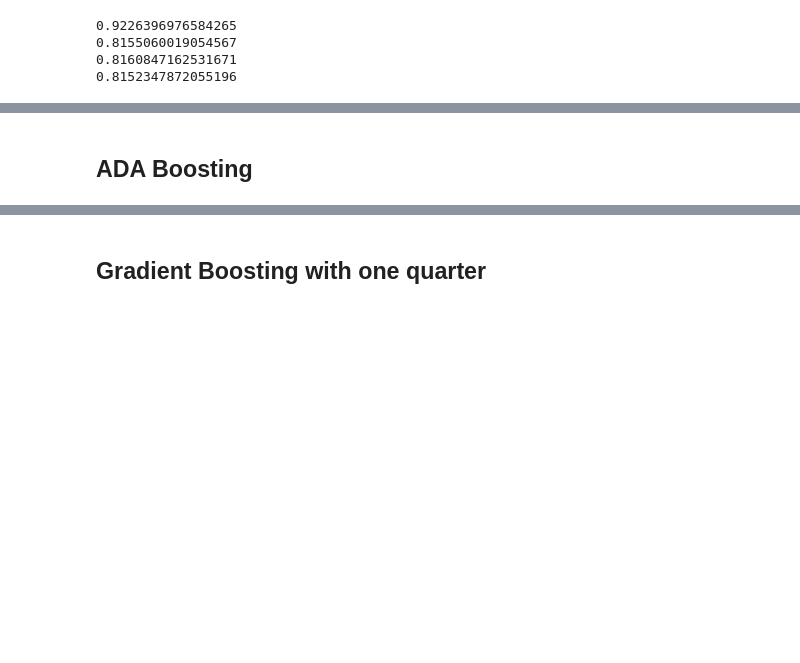
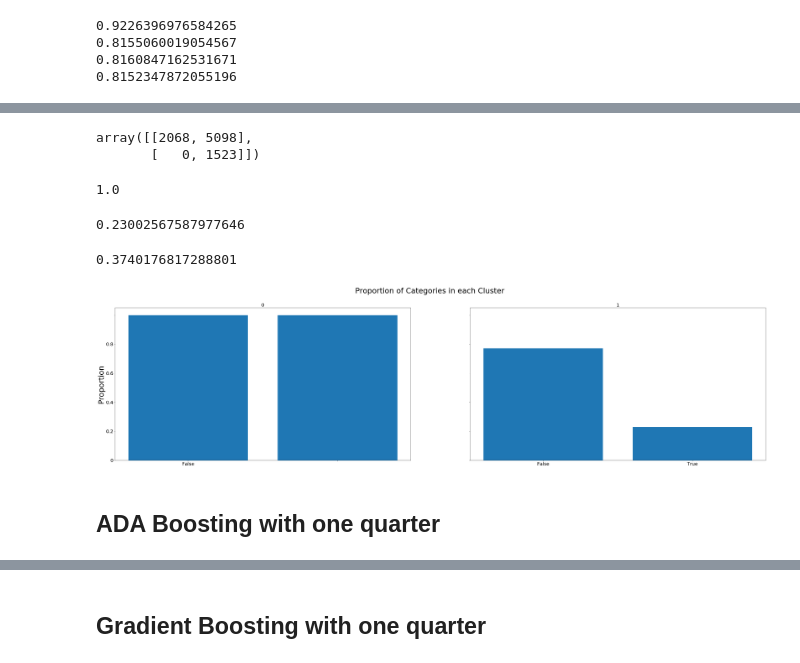
Before and after one commit to julia-git/capstone_airbnb, a Jupyter notebook: RandomForest.ipynb, the cells around one changed output, grey strips where cells are left out. Cells and saved outputs as stored; diff of their text form; code cells hidden in the pictures; blank space fills up the shorter version.

```diff
--- a/RandomForest.ipynb
+++ b/RandomForest.ipynb
@@ -576,0 +455,2 @@ f1_score(y_test, predictions)
+# %%
+columns_to_keep = ['review_scores_rating', 'host_response_rate',  'price_per_guest' ,'minimum_nights']
@@ -576,0 +463,6 @@ f1_score(y_test, predictions)
+# %%
+X_train = df_sf_2017[(df_sf_2017['month'] >= start_month) & (df_sf_2017['month'] < end_month)][columns_to_keep]
+y_train = df_sf_2017[(df_sf_2017['month'] >= start_month) & (df_sf_2017['month'] < end_month)]['popular']
+
+X_test = df_sf_2017[df_sf_2017['month'] == end_month][columns_to_keep]
+y_test = df_sf_2017[df_sf_2017['month'] == end_month]['popular']
@@ -576,0 +472,4 @@ f1_score(y_test, predictions)
+# %%
+kmeans = KMeans(n_clusters=2, n_jobs=-1)
+kmeans.fit(X_train)
+predicted = kmeans.predict(X_test)
@@ -577,5 +482,49 @@ f1_score(y_test, predictions)
+# %%
+cm=confusion_matrix(y, predicted)
+cm
+# %% [output]
+array([[2068, 5098],
+       [   0, 1523]])
+# %%
+recall_score(y, predicted)
+# %% [output]
+1.0
+# %%
+precision_score(y, predicted)
+# %% [output]
+0.23002567587977646
+# %%
+f1_score(y, predicted)
+# %% [output]
+0.3740176817288801
+# %%
+def catPred(kmObj, gTrue, pred):
+    '''
+        kmObjn: a kmeans object
+        gTrue: true categories (ground truth)
+    '''
+    fig, ax = plt.subplots(nrows=1, ncols=2, sharey=True, figsize=(50,12))
+
+    numClusters = kmObj.get_params()['n_clusters']
+
+    for i in range(numClusters):
+        mask = (pred == i)
+        val = np.unique( gTrue[mask], return_counts=True)
+        lbl = val[0]
+        ht  = val[1] / val[1].sum()
+        ax[i].bar(range(numClusters), height=ht, tick_label = lbl)
+        ax[i].set_xticklabels(lbl, fontsize=20)
+        ax[i].set_title(i, fontsize=20)
+
+        ax[0].set_yticklabels(["0", "0.2", "0.4", "0.6", "0.8"], fontsize=20)
+        ax[0].set_ylabel("Proportion", fontsize = 32);
+        plt.suptitle("Proportion of Categories in each Cluster", fontsize = 32);
+# %%
+catPred(kmeans, y_test, predicted)
+# %% [output]
+[figure, added]
 # %% [markdown]
-## ADA Boosting
+## ADA Boosting with one quarter
 # %%
 from sklearn.ensemble import AdaBoostClassifier #For Classification
 # %%
```
Also changed, not shown: parts of 75 cells of this notebook.
